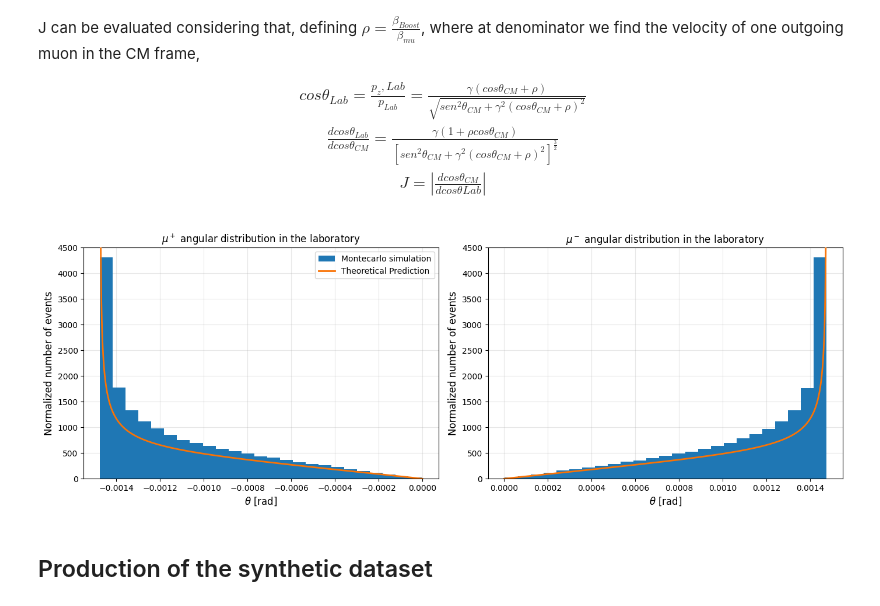
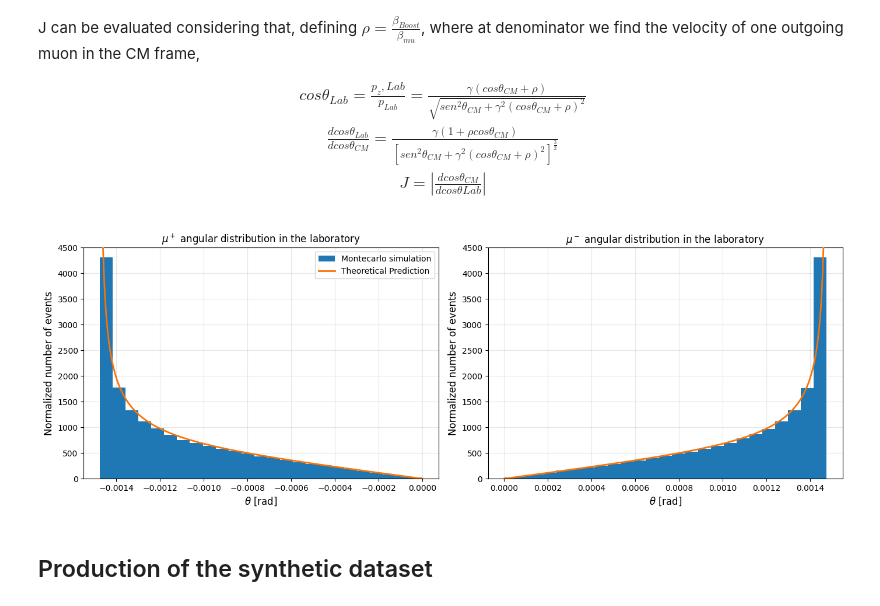
Before and after one commit to marcolorenzato00/LCP_Project, a Jupyter notebook: Project.ipynb, the cells around one changed output. Drawn from its saved outputs; the diff is of its cells as text; code cells hidden in the pictures.

```diff
--- a/Project.ipynb
+++ b/Project.ipynb
@@ -481,37 +481,63 @@ cross_section_norm_lab_theta = cross_section_norm_lab * np.sin(theta_lab(t))
 fig, (ax1, ax2) = plt.subplots(1, 2, figsize=(14, 5), layout = 'tight')
 
 plus = np.arccos(pz_lab_1 / np.sqrt(px_cm_1 ** 2 + py_cm_1 ** 2 + pz_lab_1 ** 2))
 minus = -np.arccos(pz_lab_2 / np.sqrt(px_cm_2 ** 2 + py_cm_2 ** 2 + pz_lab_2 ** 2))
+
+# The cross section as a function of the scattering angle folds over itself because of relativistic effects: we need to take care of this
+# Define new arrays
+x_theory_lab = theta_lab(cos_theta_lab(gamma, rho, theta_CM))
+y_theory_lab = cross_section_norm_lab_theta
+
+# Find the exact index where the curve turns around (the Jacobian peak)
+idx_peak = np.argmax(x_theory_lab)
+
+# Split the theory into the "Fast" (forward-emitted) and "Slow" (backward-emitted) branches
+x_branch1 = x_theory_lab[:idx_peak]
+y_branch1 = y_theory_lab[:idx_peak]
+
+x_branch2 = x_theory_lab[idx_peak:]
+y_branch2 = y_theory_lab[idx_peak:]
+
+# Create a new x vector going from 0 to the maximum angle
+common_x = np.linspace(0, x_theory_lab[idx_peak], 1000)
+
+# Interpolate both branches onto this new X-axis, effectively rescaling
+y_interp1 = np.interp(common_x, x_branch1, y_branch1)
+y_interp2 = np.interp(common_x, x_branch2[::-1], y_branch2[::-1])
+
+# Sum the branches
+total_theory_y = y_interp1 + y_interp2
 
 # Histogram of the angular distribution of mu+ in the lab frame
 ax1.hist(minus, bins=25, density=True, label = 'Montecarlo simulation', zorder = 2)
 ax1.set_xlabel(r"$\theta$ [rad]", fontsize=12)
 ax1.set_ylabel("Normalized number of events", fontsize=12)
 ax1.set_title(r"$\mu^+$ angular distribution in the laboratory")
 ax1.grid(alpha=0.3)
 
 # Histogram of the angular distribution of mu- in the lab frame
 ax2.hist(plus, bins=25, density=True, zorder = 2)
 ax2.set_xlabel(r"$\theta$ [rad]", fontsize=12)
 ax2.set_ylabel("Normalized number of events", fontsize=12)
 ax2.set_title(r"$\mu^-$ angular distribution in the laboratory")
 ax2.grid(alpha=0.3)
 
 # Overlay of the theoretical prediction
-ax1.plot(-theta_lab(t)[0:600], cross_section_norm_lab_theta[0:600], label = 'Theoretical Prediction', zorder = 3,
+ax1.plot(-common_x,  total_theory_y, label = 'Theoretical Prediction', zorder = 3,
          linewidth = 2, color = 'xkcd:orange')
-# valid since theta is defined as an arccos
-ax2.plot(theta_lab(t)[0:600], cross_section_norm_lab_theta[0:600], zorder = 3,
+#valid since theta is defined as an arccos
+ax2.plot(common_x, total_theory_y
+         , zorder = 3,
          linewidth = 2, color = 'xkcd:orange')
 
 ax1.set_ylim(0, 4500)
 ax2.set_ylim(0, 4500)
 
 ax1.legend(loc = 'best')
 
 plt.show()
 # %% [output]
-[figure, old version]
+[figure, new version]
 # %% [markdown]
 ## Production of the synthetic dataset
 # %%
```
